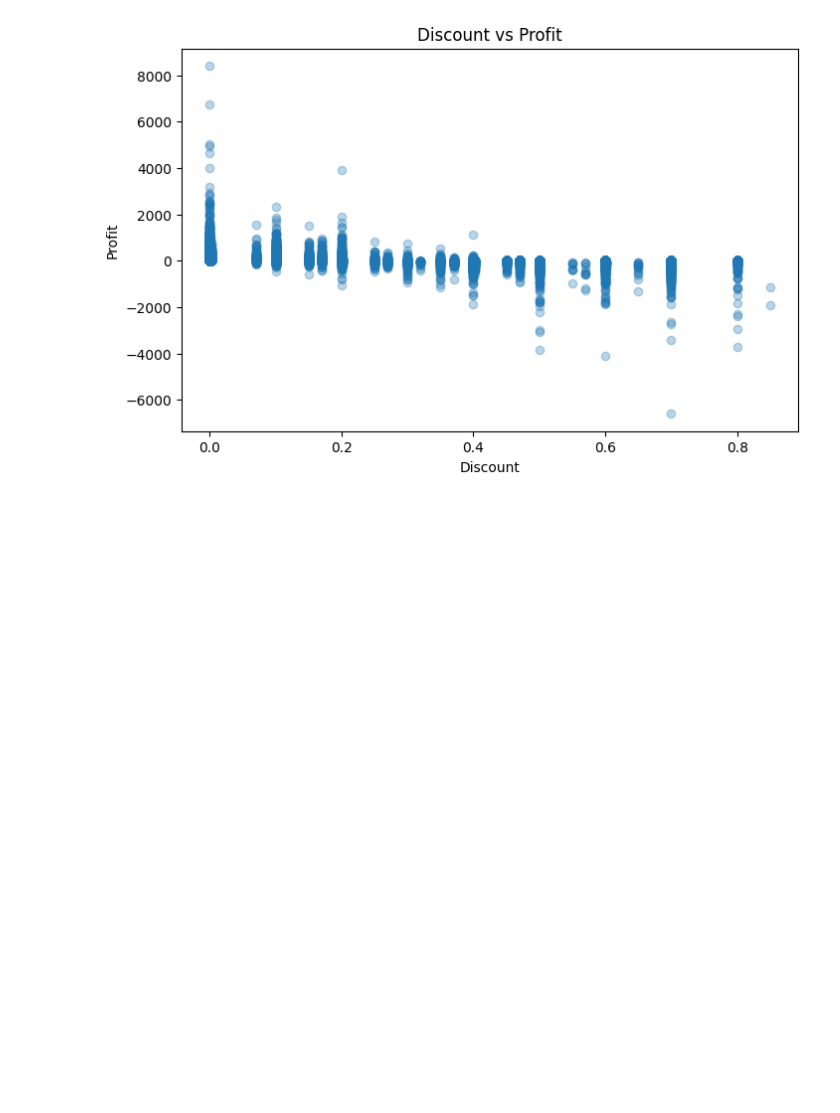
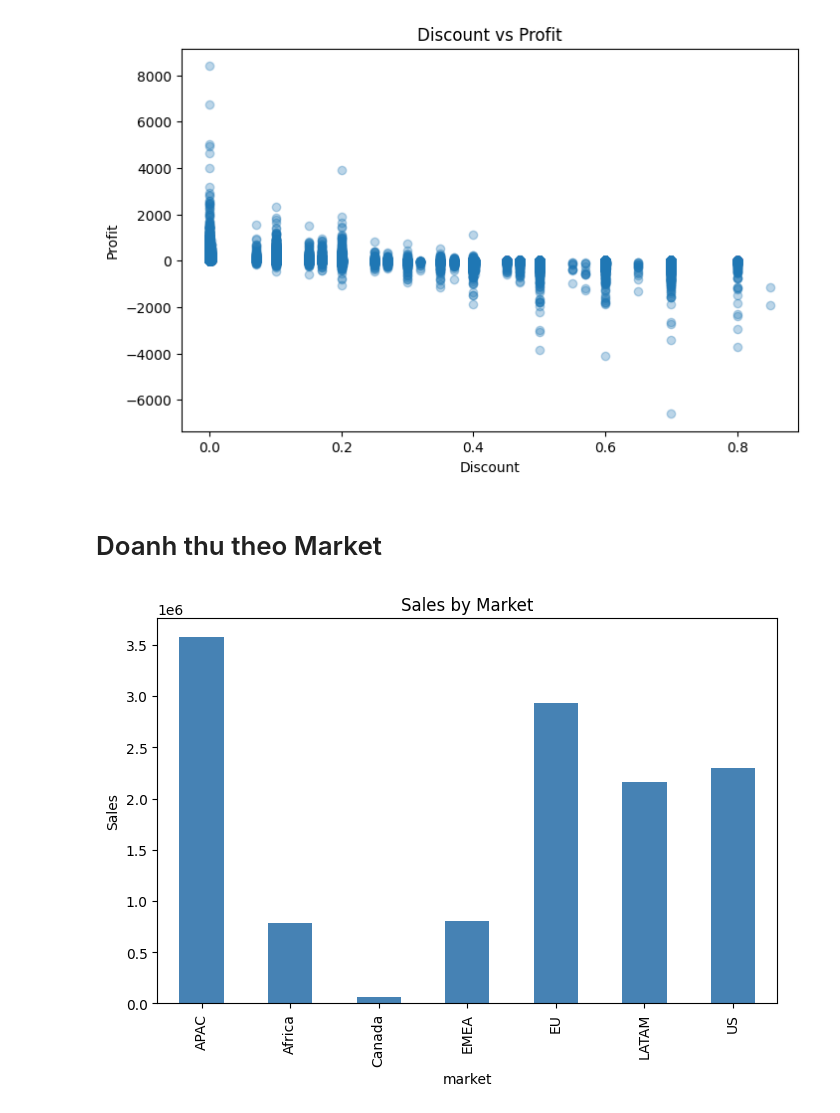
Before and after one commit to Glen0044/DATN---Phantom-Data, a Jupyter notebook: Code/plot/data visualization.ipynb, the cells around one changed output. Saved outputs shown, nothing was run; the diff lists cells and outputs as text; code cells hidden in the pictures; blank space fills up the shorter version.

Commit message:
visualization 8

```diff
--- a/Code/plot/data visualization.ipynb
+++ b/Code/plot/data visualization.ipynb
@@ -173,3 +173,21 @@ plt.title("Discount vs Profit")
 plt.show()
 # %% [output]
 [figure]
+# %% [markdown]
+# Doanh thu theo Market
+# %%
+market_sales = df.groupby("market")["sales"].sum()
+
+plt.figure(figsize=(8,5))
+
+market_sales.plot(
+    kind="bar",
+    color="steelblue"
+)
+
+plt.title("Sales by Market")
+plt.ylabel("Sales")
+
+plt.show()
+# %% [output]
+[figure, added]
```
